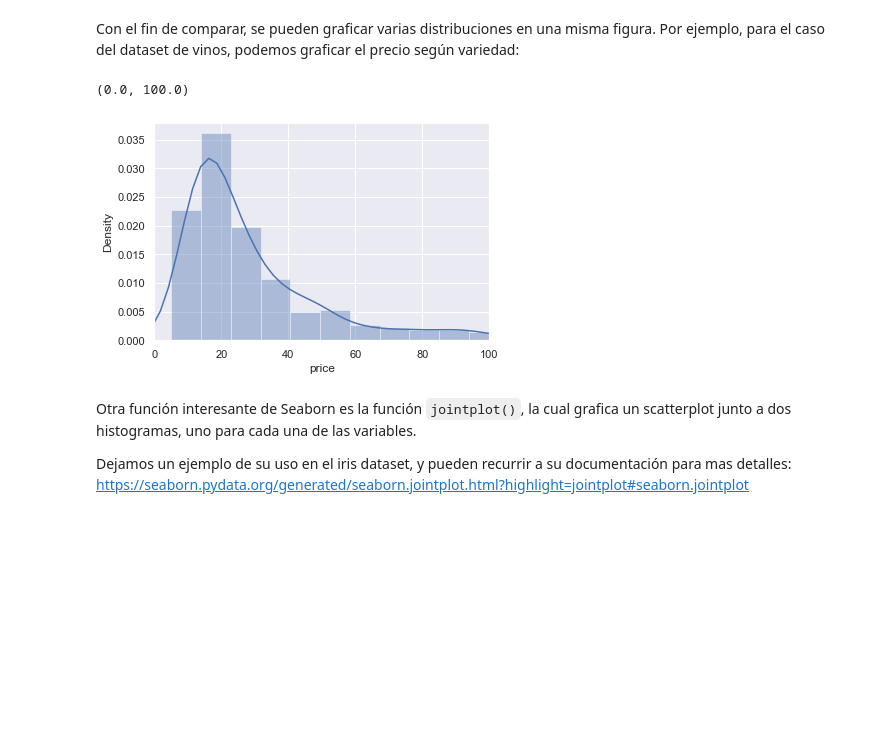
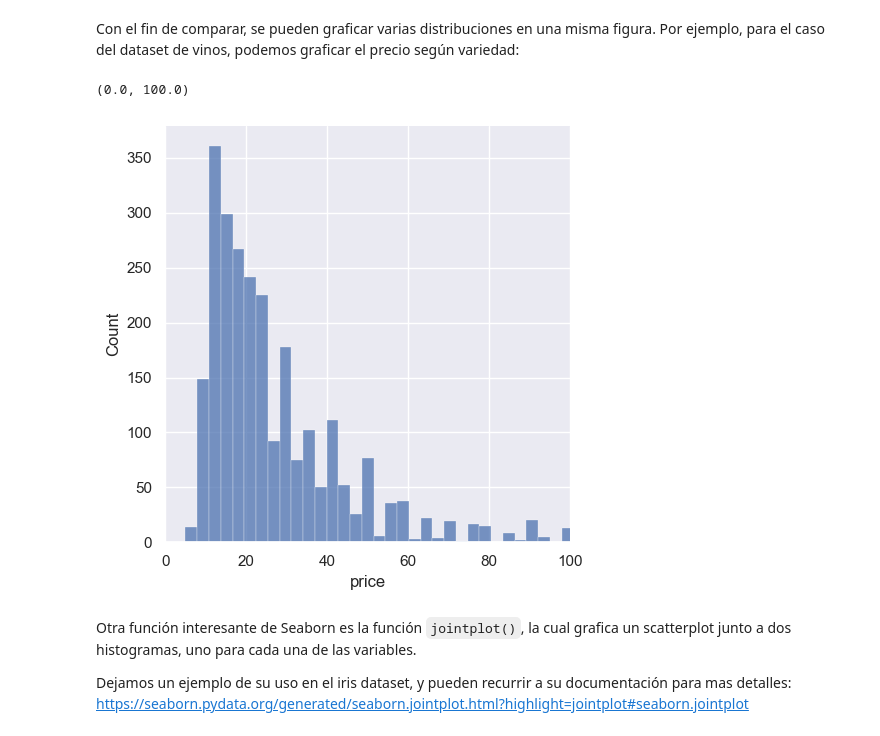
Before and after one commit to ksfajardo/M5, a Jupyter notebook: Clase 07/Visualizacion Seaborn.ipynb, the cells around one changed output. Cells and saved outputs as stored; diff of their text form; code cells hidden in the pictures; blank space fills up the shorter version.

```diff
--- a/Clase 07/Visualizacion Seaborn.ipynb
+++ b/Clase 07/Visualizacion Seaborn.ipynb
@@ -258,15 +258,15 @@ sns.distplot(iris_data['sepal_length'], hist=True, kde=True, rug=True)
 # %% [markdown]
 Con el fin de comparar, se pueden graficar varias distribuciones en una misma figura. Por ejemplo, para el caso del dataset de vinos, podemos graficar el precio según variedad:
 # %%
-sns.distplot(vinos[(vinos['variety'] == 'Malbec') | (vinos['variety'] == 'Red Blend')].price)
+sns.displot(vinos[(vinos['variety'] == 'Malbec') | (vinos['variety'] == 'Red Blend')].price)
 #sns.distplot(vinos[vinos['variety'] == 'Red Blend'].price)
 #sns.distplot(vinos[vinos['variety'] == 'Cabernet Sauvignon'].price)
 
 #plt.legend(['Malbec','Red Blend','Cabernet Sauvignon'])
 plt.xlim(0,100)
 # %% [output]
 (0.0, 100.0)
-[figure, old version]
+[figure, new version]
 # %% [markdown]
 Otra función interesante de Seaborn es la función `jointplot()`, la cual grafica un scatterplot junto a dos histogramas, uno para cada una de las variables.
 
```
Also changed, not shown: parts of 13 cells of this notebook.
